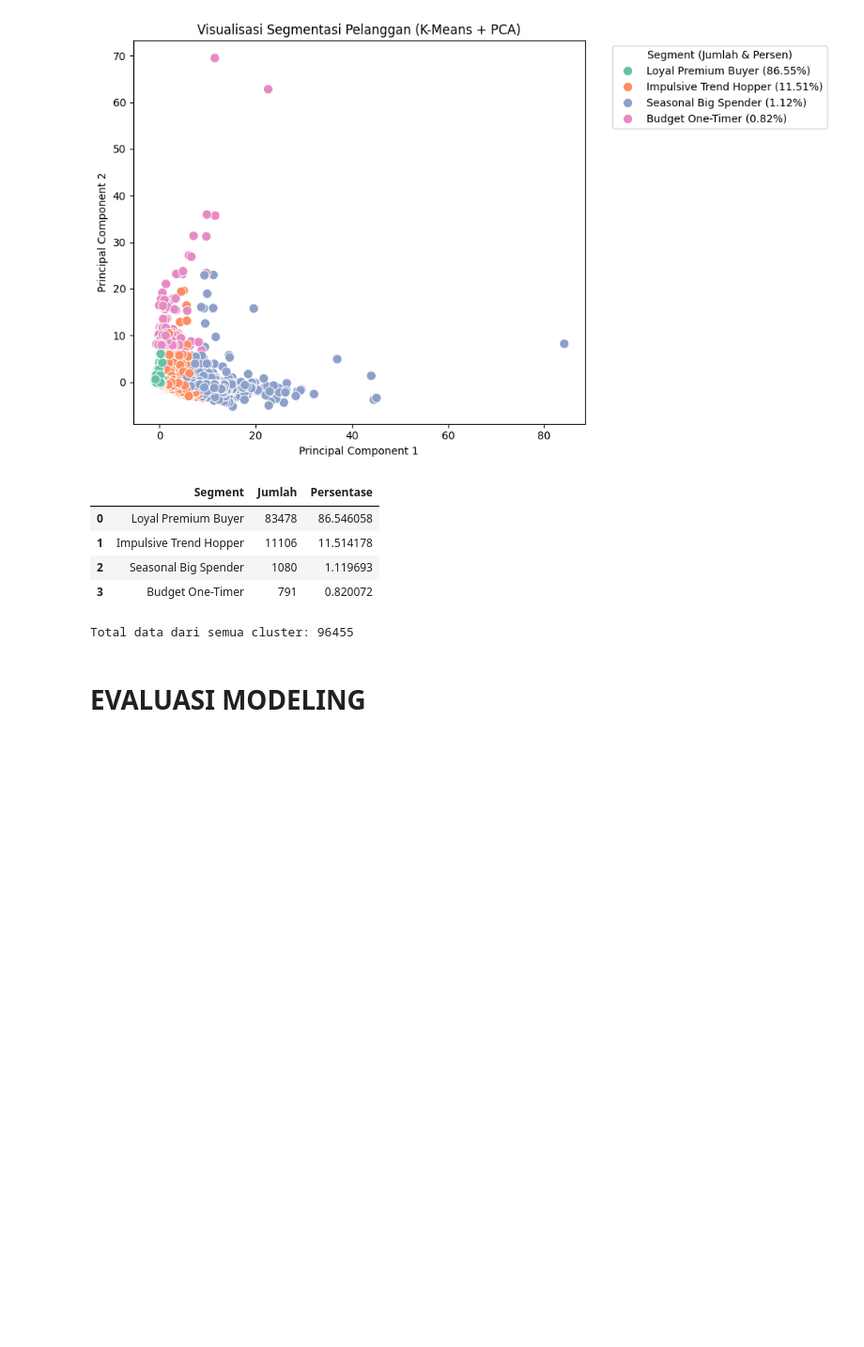
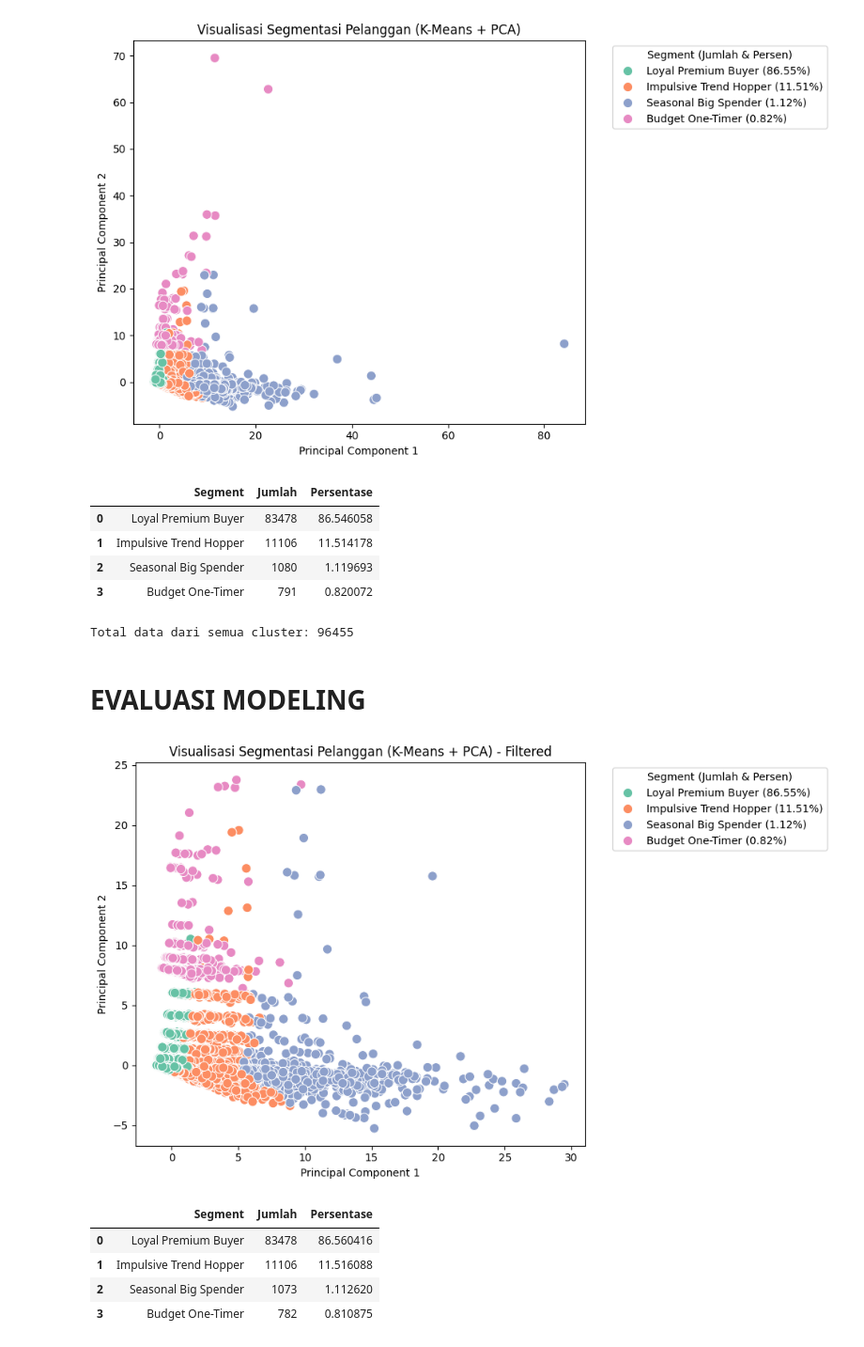
Before and after one commit to JohanaOktaviaRamadhani/kmeans-customer-segmentation, a Jupyter notebook: Tugas.ipynb, the cells around one changed output. Shown at 94% size. Drawn from its saved outputs; the diff is of its cells as text; code cells hidden in the pictures; blank space fills up the shorter version.

```diff
--- a/Tugas.ipynb
+++ b/Tugas.ipynb
@@ -638,4 +677,7 @@ segment_labels_with_counts = [
 ]
 
 # 5. Mapping label lengkap ke nama segmen
-segment_label_mapping = dict(zip(segment_counts.index, segment_labels_with_counts))
+segment_label_mapping = {
+    segment: f"{segment} ({segment_percentages[segment]:.2f}%)"
+    for segment in segment_counts.index
+}
@@ -642,5 +702,14 @@ segment_label_mapping = dict(zip(segment_counts.index, segment_labels_with_count
 # %%
-#Siapkan dataframe untuk PCA visualisasi
+# Drop kolom non-numerik seperti 'cluster' dan 'segment'
+X_pca = agg_data_scaled.drop(columns=['cluster', 'segment'])
+
+# Just in case, keep only numeric columns (anti-error jangka panjang)
+X_pca = X_pca.select_dtypes(include='number')
+
+# Jalankan PCA
+pca = PCA(n_components=2)
+pca_result = pca.fit_transform(X_pca)
+
 pca_df = pd.DataFrame()
 pca_df['pca1'] = pca_result[:, 0]
 pca_df['pca2'] = pca_result[:, 1]
@@ -681,3 +750,37 @@ print(f"Total data dari semua cluster: {total_counts}")
 Total data dari semua cluster: 96455
 # %% [markdown]
 # EVALUASI MODELING
+# %%
+# prompt: buatlah untuk menghilangkan outlier principal component 2 dong mungkin bisa sampai nilai 35 dan principal component 1 sampai 40
+
+# Filter outliers based on principal components
+pca_df_filtered = pca_df[(pca_df['pca1'] <= 30) & (pca_df['pca2'] <= 25)]
+
+# Visualize the filtered data
+plt.figure(figsize=(10, 6))
+sns.scatterplot(data=pca_df_filtered, x='pca1', y='pca2', hue='label_full', palette='Set2', s=80)
+plt.title('Visualisasi Segmentasi Pelanggan (K-Means + PCA) - Filtered')
+plt.xlabel('Principal Component 1')
+plt.ylabel('Principal Component 2')
+plt.legend(title='Segment (Jumlah & Persen)', bbox_to_anchor=(1.05, 1), loc='upper left')
+plt.tight_layout()
+plt.show()
+
+# Analyze the filtered segments
+segment_counts_filtered = pca_df_filtered['segment'].value_counts().sort_values(ascending=False)
+segment_percentages_filtered = (segment_counts_filtered / len(pca_df_filtered)) * 100
+
+summary_df_filtered = pd.DataFrame({
+    'Segment': segment_counts_filtered.index,
+    'Jumlah': segment_counts_filtered.values,
+    'Persentase': segment_percentages_filtered.values
+})
+
+summary_df_filtered
+# %% [output]
+[figure, added]
+|  | Segment | Jumlah | Persentase |
+| 0 | Loyal Premium Buyer | 83478 | 86.560416 |
+| 1 | Impulsive Trend Hopper | 11106 | 11.516088 |
+| 2 | Seasonal Big Spender | 1073 | 1.112620 |
+| 3 | Budget One-Timer | 782 | 0.810875 |
```
Also changed, not shown: parts of 6 cells of this notebook.
